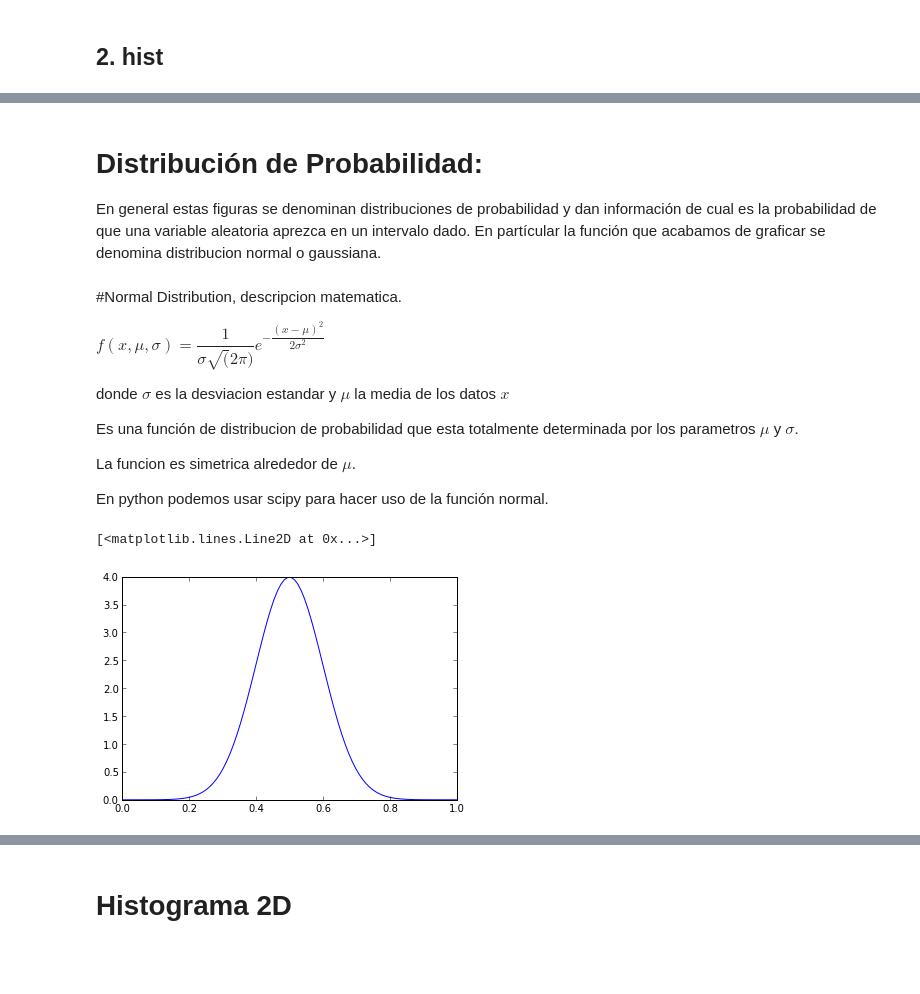
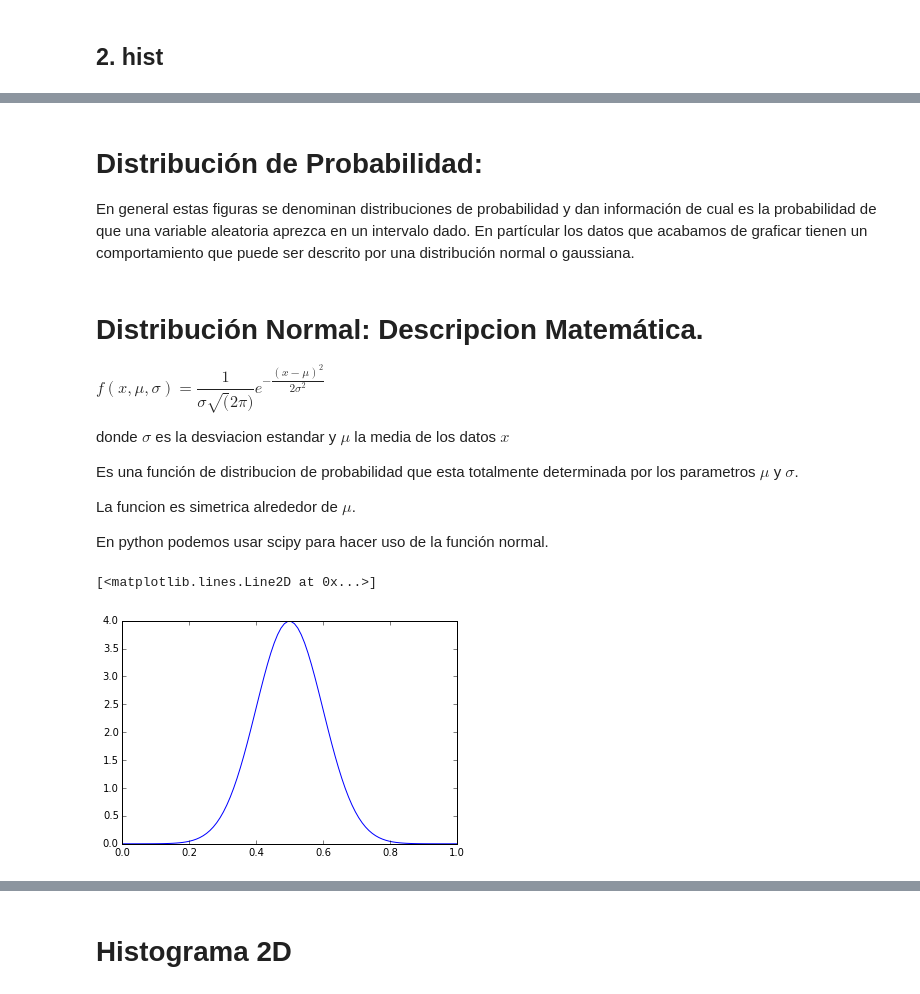
Before and after one commit to ComputoCienciasUniandes/HerramientasComputacionales, a Jupyter notebook: Lectures/08.NormalDistribution/Distribucion-Normal_&_Historgramas.ipynb, the cells around one changed output, grey strips where cells are left out. Saved outputs shown, nothing was run; the diff lists cells and outputs as text; code cells hidden in the pictures; blank space fills up the shorter version.

Commit message:
update 08.normaldistribution

```diff
--- a/Lectures/08.NormalDistribution/Distribucion-Normal_&_Historgramas.ipynb
+++ b/Lectures/08.NormalDistribution/Distribucion-Normal_&_Historgramas.ipynb
@@ -90,9 +90,9 @@ hist(caras, normed=True, bins=20)
 # %% [markdown]
 # Distribución de Probabilidad:
 
-En general estas figuras se denominan distribuciones de probabilidad y dan información de cual es la probabilidad de que una variable aleatoria aprezca en un intervalo dado. En partícular la función que acabamos de graficar se denomina distribucion normal o gaussiana.
+En general estas figuras se denominan distribuciones de probabilidad y dan información de cual es la probabilidad de que una variable aleatoria aprezca en un intervalo dado. En partícular los datos que acabamos de graficar tienen un comportamiento que puede ser descrito por una distribución normal o gaussiana.
 # %% [markdown]
-#Normal Distribution, descripcion matematica.
+# Distribución Normal: Descripcion Matemática.
 
 $f(x, \mu, \sigma) = \dfrac{1}{\sigma \sqrt(2\pi)} e^{-\dfrac{(x-\mu)^2}{2\sigma^2}} $
 
@@ -108,10 +108,8 @@ import scipy.stats
 # %%
 #def normal(m,s):
 x = np.linspace(0, 1, 100)
-n = scipy.stats.norm(0.5, 0.1) # El valor medio es 0.5 y la desviacion estandar = 0.1
-plot(x, n.pdf(x))
-
-#normal(m=(0.25,0.75), s=(0.1, 1.0))
+n_dist = scipy.stats.norm(0.5, 0.1)
+plot(x, n_dist.pdf(x))
 # %% [output]
 [<matplotlib.lines.Line2D at 0x...>]
-[figure, old version]
+[figure, new version]
```
Also changed, not shown: parts of 13 cells of this notebook.
